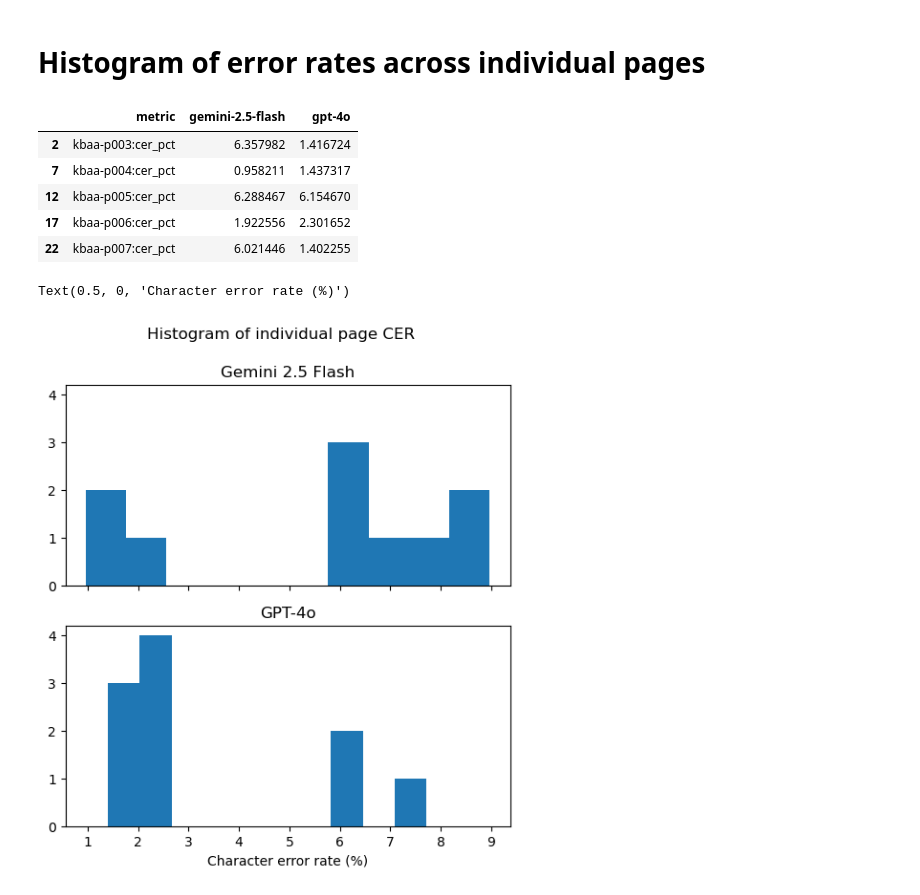
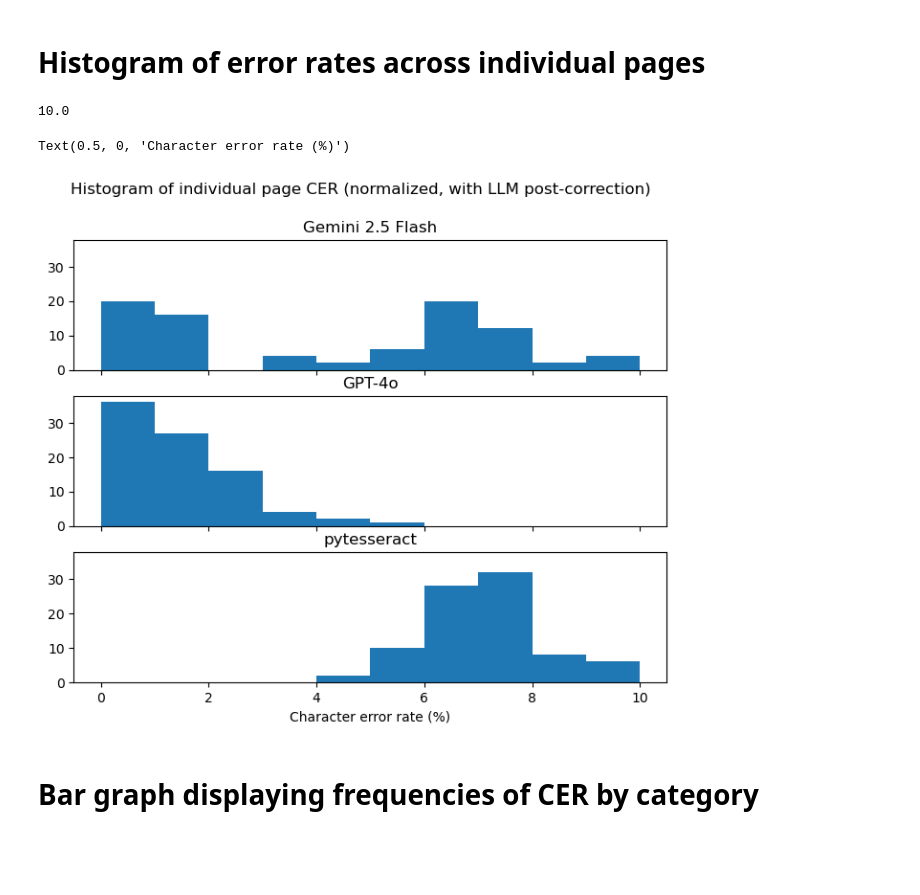
Before and after one commit to GC-20C-Text-Lab/ocr-benchmarking, a Jupyter notebook: src/workflow/text_visualizations.ipynb, the cells around one changed output. Drawn from its saved outputs; the diff is of its cells as text; code cells hidden in the pictures; blank space fills up the shorter version.

```diff
--- a/src/workflow/text_visualizations.ipynb
+++ b/src/workflow/text_visualizations.ipynb
@@ -166,10 +170,13 @@ llm_txt_results
 # %% [markdown]
 # Calculate metrics
 # %%
-txt_all_docs = llm_txt_results['doc'] == '__ALL__'
+# Use for filtering entries that are for "__ALL__" documents or single documents.
+txt_all_docs = llm_txt['doc'] == '__ALL__'
+
+# Use for filtering only error rates.
 txt_error_rates = (
-    (llm_txt_results['metric'] == 'cer_pct') |
-    (llm_txt_results['metric'] == 'wer_pct') |
-    (llm_txt_results['metric'] == 'token_sort_ratio')
+    (llm_txt['metric'] == 'cer_pct') |
+    (llm_txt['metric'] == 'wer_pct') |
+    (llm_txt['metric'] == 'token_sort_ratio')
 )
 # %%
@@ -317,24 +401,37 @@ Name: (llm-img2txt, nonorm, cer_pct), dtype: float64
 # Histogram of error rates across individual pages
 # %%
 # Get all CER rates of individual pages
-cer_pct = results_individual[results_individual[results_individual.columns[0]].str.contains(r'cer_pct', regex=True)]
-cer_pct.head()
+all_cer_pct = llm_txt[
+    ~txt_all_docs &
+    (llm_txt['metric'] == 'cer_pct') &
+    (llm_txt['cleaning_method'] == 'normalized') &
+    (llm_txt['sub_dir'] == 'ocr-llm-img2txt')
+]
+all_wer_pct = llm_txt[
+    ~txt_all_docs &
+    (llm_txt['metric'] == 'wer_pct') &
+    (llm_txt['cleaning_method'] == 'normalized') &
+    (llm_txt['sub_dir'] == 'ocr-llm-img2txt')
+]
-# %% [output]
-|  | metric | gemini-2.5-flash | gpt-4o |
-| 2 | kbaa-p003:cer_pct | 6.357982 | 1.416724 |
-| 7 | kbaa-p004:cer_pct | 0.958211 | 1.437317 |
-| 12 | kbaa-p005:cer_pct | 6.288467 | 6.154670 |
-| 17 | kbaa-p006:cer_pct | 1.922556 | 2.301652 |
-| 22 | kbaa-p007:cer_pct | 6.021446 | 1.402255 |
 # %%
 # Compare error rates of different models/methods
-fig, (ax0, ax1) = plt.subplots(nrows=2, ncols=1, figsize=(6, 6), sharex=True, sharey=True)
-fig.suptitle('Histogram of individual page CER')
-ax0.hist(cer_pct['gemini-2.5-flash'])
+fig, (ax0, ax1, ax2) = plt.subplots(nrows=3, ncols=1, figsize=(8, 6), sharex=True, sharey=True)
+fig.suptitle('Histogram of individual page CER (normalized, with LLM post-correction)')
+
+print(np.ceil(np.max(all_cer_pct.drop(DF_INFO_COLS, axis='columns'))))
+
+bin_width_even = range(0, int(np.ceil(np.max(all_cer_pct.drop(DF_INFO_COLS, axis='columns'))) + 1), 1)
+
+ax0.hist(all_cer_pct['gemini-2.5-flash'], bins=bin_width_even)
 ax0.set_title('Gemini 2.5 Flash')
-ax1.hist(cer_pct['gpt-4o'])
+ax1.hist(all_cer_pct['gpt-4o'], bins=bin_width_even)
 ax1.set_title('GPT-4o')
-ax1.set_xlabel('Character error rate (%)')
+ax2.hist(all_cer_pct['pytesseract'], bins=bin_width_even)
+ax2.set_title('pytesseract')
+ax2.set_xlabel('Character error rate (%)')
 # %% [output]
-Text(0.5, 0, 'Character error rate (%)')
+10.0
+Text(0.5, 0, 'Character error rate (%)')
-[figure, old version]
+[figure, new version]
+# %% [markdown]
+# Bar graph displaying frequencies of CER by category
```
Also changed, not shown: parts of 14 cells of this notebook.
